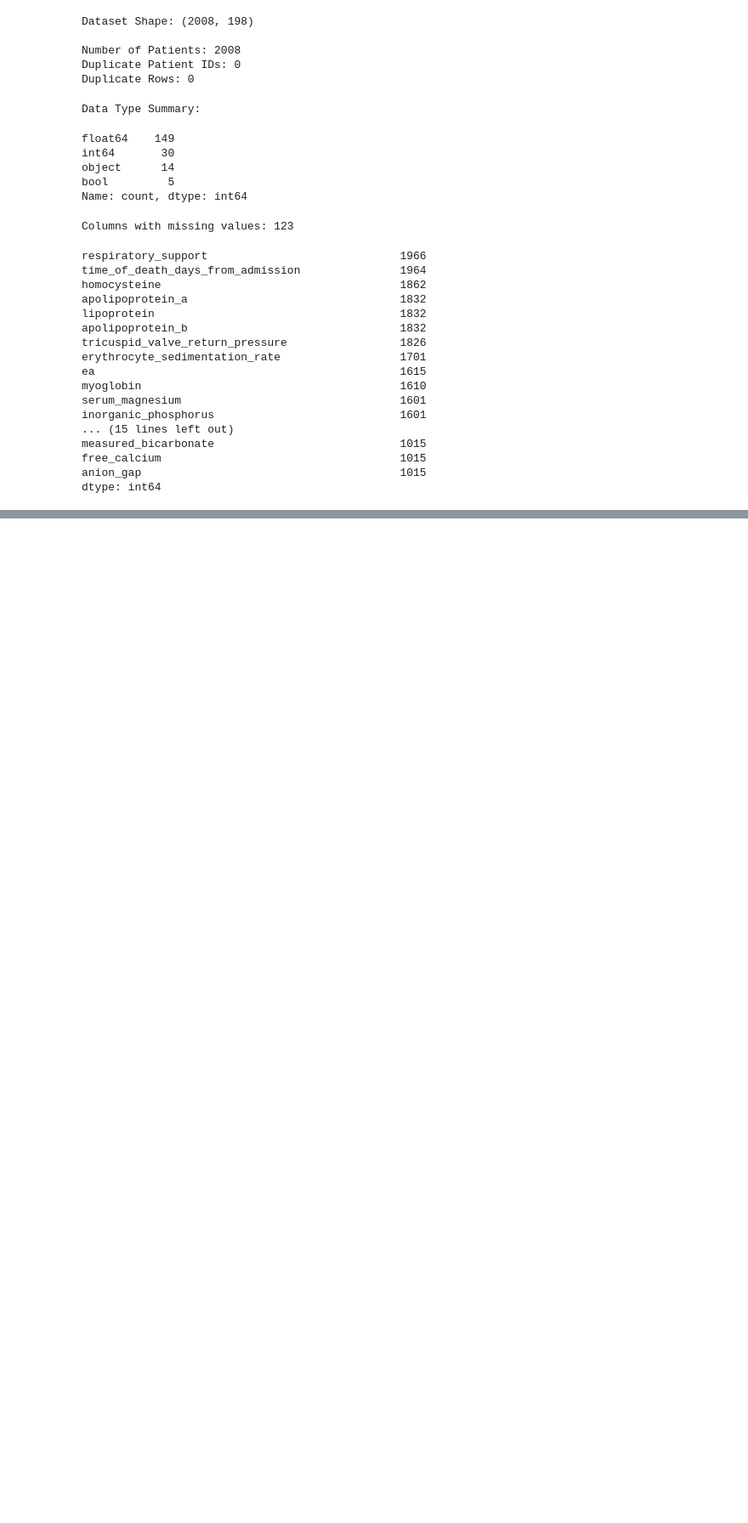
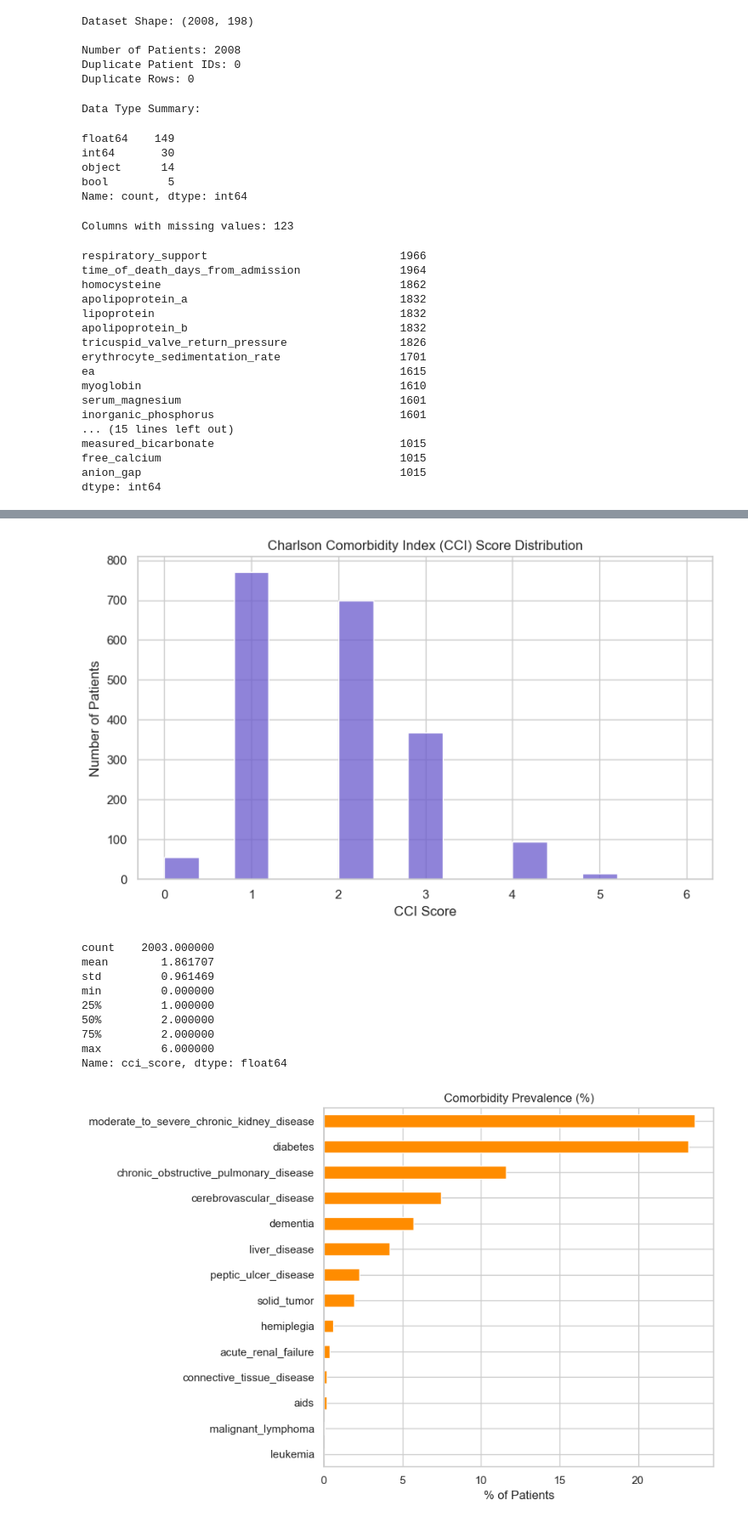
Before and after one commit to shraddhaparakh/Team11_PyInsights_Python-Hackathon-_SEP2026, a Jupyter notebook: Team11_PyInsights_2. Descriptive Analysis.ipynb, the cells around one changed output, grey strips where cells are left out. Shown at 85% size. Cells and saved outputs as stored; diff of their text form; code cells hidden in the pictures; blank space fills up the shorter version.

```diff
--- a/Team11_PyInsights_2. Descriptive Analysis.ipynb
+++ b/Team11_PyInsights_2. Descriptive Analysis.ipynb
@@ -160,0 +408,42 @@ dtype: int64
+# %%
+# Q4: CCI distribution + top comorbidities
+plt.figure(figsize=(8, 5))
+sns.histplot(df['cci_score'].dropna(), bins=15, color='slateblue')
+plt.title('Charlson Comorbidity Index (CCI) Score Distribution')
+plt.xlabel('CCI Score')
+plt.ylabel('Number of Patients')
+plt.tight_layout()
+plt.show()
+
+print(df['cci_score'].describe())
+
+comorbidity_cols = [
+    'cerebrovascular_disease', 'dementia', 'chronic_obstructive_pulmonary_disease',
+    'connective_tissue_disease', 'peptic_ulcer_disease', 'diabetes',
+    'moderate_to_severe_chronic_kidney_disease', 'hemiplegia', 'leukemia',
+    'malignant_lymphoma', 'solid_tumor', 'liver_disease', 'aids', 'acute_renal_failure'
+]
+
+comorbidity_prevalence = (df[comorbidity_cols].mean() * 100).sort_values(ascending=False)
+
+plt.figure(figsize=(9, 6))
+comorbidity_prevalence.plot(kind='barh', color='darkorange')
+plt.title('Comorbidity Prevalence (%)')
+plt.xlabel('% of Patients')
+plt.gca().invert_yaxis()
+plt.tight_layout()
+plt.show()
+
+print(comorbidity_prevalence.round(1))
+# %% [output]
+[figure, added]
+count    2003.000000
+mean        1.861707
+std         0.961469
+min         0.000000
+25%         1.000000
+50%         2.000000
+75%         2.000000
+max         6.000000
+Name: cci_score, dtype: float64
+[figure, added]
```
Also changed, not shown: parts of 15 cells of this notebook.
